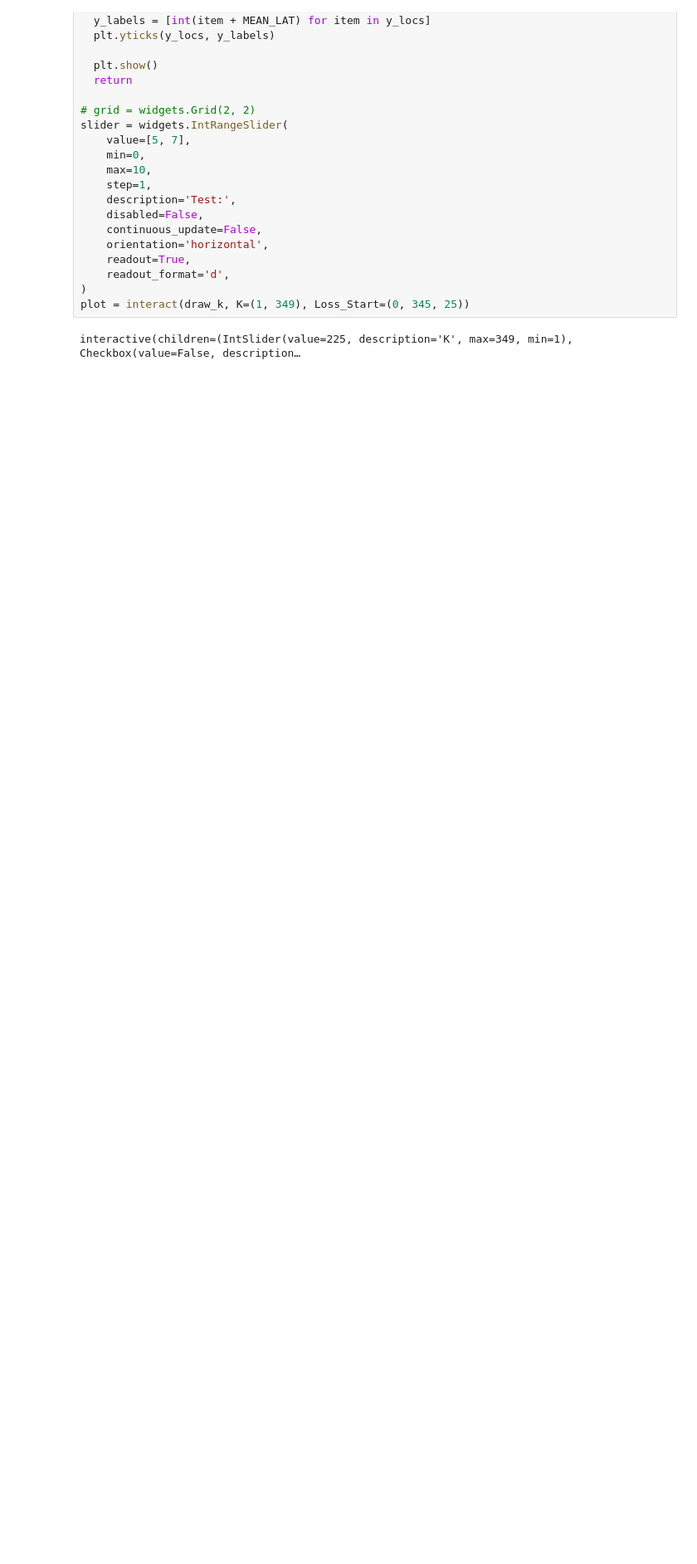
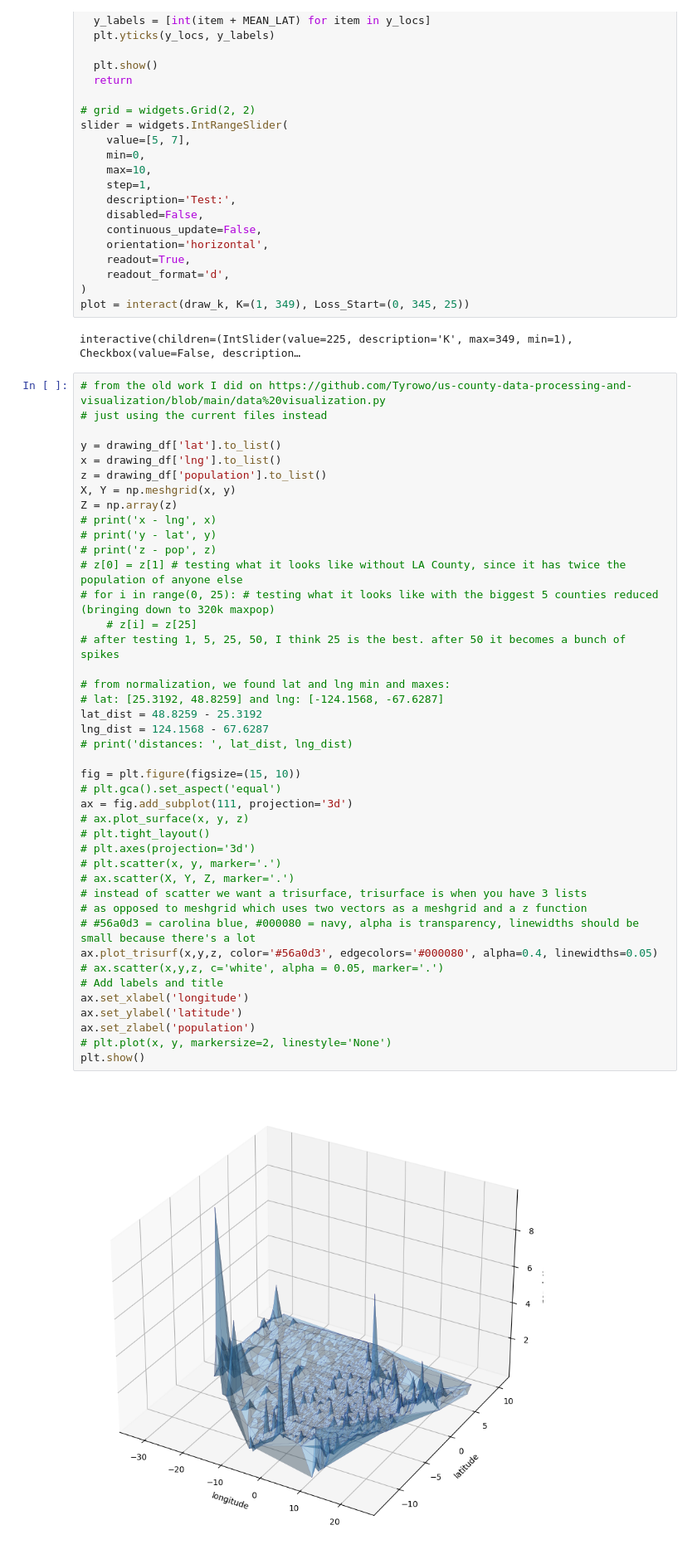
Before and after one commit to Tyrowo/county-population-clustering, a Jupyter notebook: RESULTS - Plotting K-Means Model Results.ipynb, the cells around one changed output. Shown at 83% size. Cells and saved outputs as stored; diff of their text form; blank space fills up the shorter version.

```diff
--- a/RESULTS - Plotting K-Means Model Results.ipynb
+++ b/RESULTS - Plotting K-Means Model Results.ipynb
@@ -162,3 +186,47 @@ slider = widgets.IntRangeSlider(
 plot = interact(draw_k, K=(1, 349), Loss_Start=(0, 345, 25))
 # %% [output]
 interactive(children=(IntSlider(value=225, description='K', max=349, min=1), Checkbox(value=False, description…
+# %%
+# from the old work I did on https://github.com/Tyrowo/us-county-data-processing-and-visualization/blob/main/data%20visualization.py
+# just using the current files instead
+
+y = drawing_df['lat'].to_list()
+x = drawing_df['lng'].to_list()
+z = drawing_df['population'].to_list()
+X, Y = np.meshgrid(x, y)
+Z = np.array(z)
+# print('x - lng', x)
+# print('y - lat', y)
+# print('z - pop', z)
+# z[0] = z[1] # testing what it looks like without LA County, since it has twice the population of anyone else
+# for i in range(0, 25): # testing what it looks like with the biggest 5 counties reduced (bringing down to 320k maxpop)
+    # z[i] = z[25]
+# after testing 1, 5, 25, 50, I think 25 is the best. after 50 it becomes a bunch of spikes
+
+# from normalization, we found lat and lng min and maxes:
+# lat: [25.3192, 48.8259] and lng: [-124.1568, -67.6287]
+lat_dist = 48.8259 - 25.3192
+lng_dist = 124.1568 - 67.6287
+# print('distances: ', lat_dist, lng_dist)
+
+fig = plt.figure(figsize=(15, 10))
+# plt.gca().set_aspect('equal')
+ax = fig.add_subplot(111, projection='3d')
+# ax.plot_surface(x, y, z)
+# plt.tight_layout()
+# plt.axes(projection='3d')
+# plt.scatter(x, y, marker='.')
+# ax.scatter(X, Y, Z, marker='.')
+# instead of scatter we want a trisurface, trisurface is when you have 3 lists
+# as opposed to meshgrid which uses two vectors as a meshgrid and a z function
+# #56a0d3 = carolina blue, #000080 = navy, alpha is transparency, linewidths should be small because there's a lot
+ax.plot_trisurf(x,y,z, color='#56a0d3', edgecolors='#000080', alpha=0.4, linewidths=0.05)
+# ax.scatter(x,y,z, c='white', alpha = 0.05, marker='.')
+# Add labels and title
+ax.set_xlabel('longitude')
+ax.set_ylabel('latitude')
+ax.set_zlabel('population')
+# plt.plot(x, y, markersize=2, linestyle='None')
+plt.show()
+# %% [output]
+[figure, added]
```
Also changed, not shown: parts of 4 cells of this notebook.
